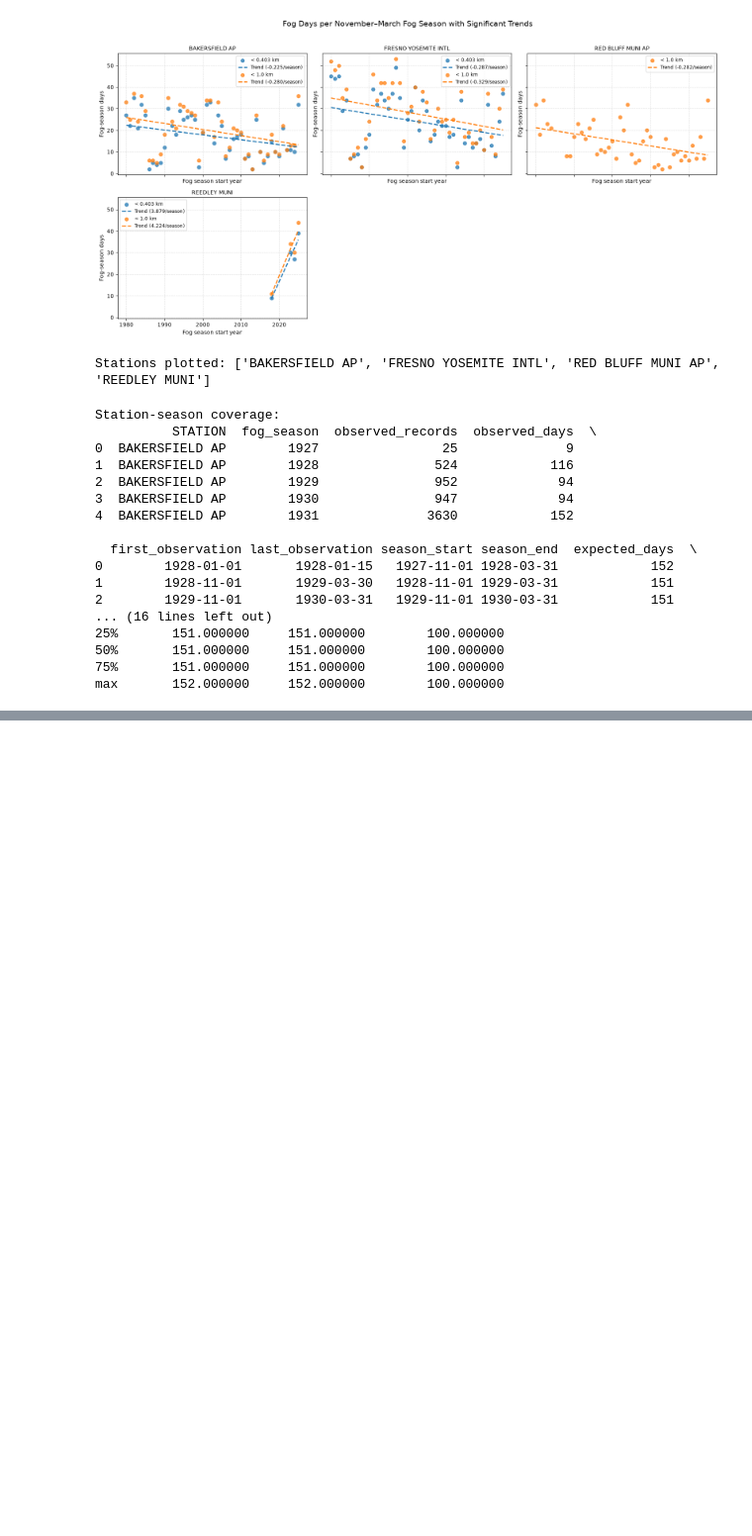
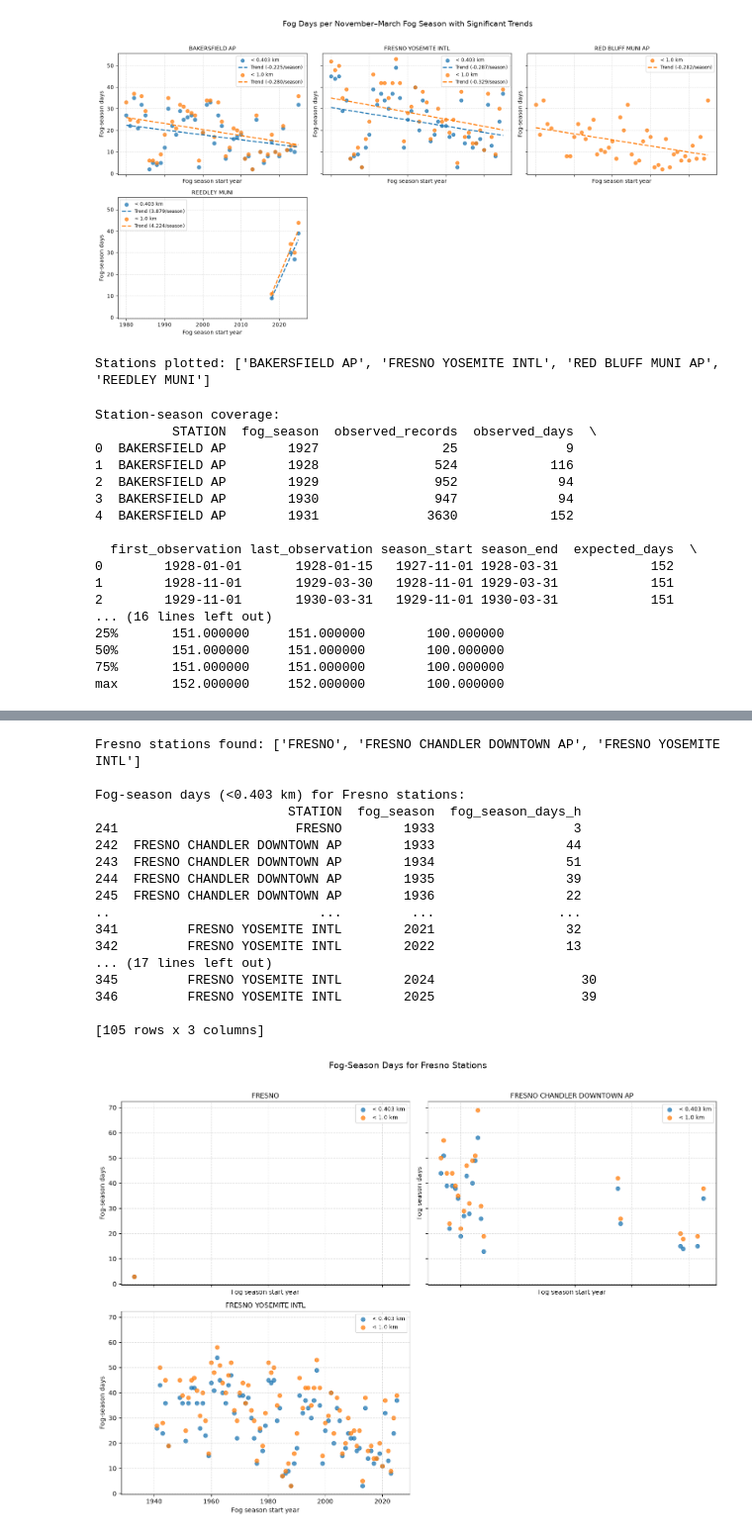
Before and after one commit to audfish/WQ2026, a Jupyter notebook: CV_Visibility_Testing_combined.ipynb, the cells around one changed output, grey strips where cells are left out. Shown at 99% size. Drawn from its saved outputs; the diff is of its cells as text; code cells hidden in the pictures; blank space fills up the shorter version.

```diff
--- a/CV_Visibility_Testing_combined.ipynb
+++ b/CV_Visibility_Testing_combined.ipynb
@@ -1930,0 +1844,80 @@ KeyError: 'fog_season_days'
+# %%
+# Total fog days per fog season for FRESNO stations, with plots for each station
+
+fresno_season_days_h = fog_season_days_h[
+    fog_season_days_h["STATION"].str.contains("FRESNO", case=False, na=False)
+]
+fresno_season_days_1km = fog_season_days_1km[
+    fog_season_days_1km["STATION"].str.contains("FRESNO", case=False, na=False)
+]
+
+fresno_stations = sorted(
+    set(fresno_season_days_h["STATION"]) | set(fresno_season_days_1km["STATION"])
+)
+
+print("Fresno stations found:", fresno_stations)
+print("\nFog-season days (<0.403 km) for Fresno stations:")
+print(fresno_season_days_h)
+print("\nFog-season days (<1.0 km) for Fresno stations:")
+print(fresno_season_days_1km)
+
+ncols = 2
+nrows = int(np.ceil(len(fresno_stations) / ncols))
+
+fig, axes = plt.subplots(nrows, ncols, figsize=(14, nrows * 5), sharex=True, sharey=True)
+axes = np.asarray(axes).reshape(-1)
+
+for idx, station in enumerate(fresno_stations):
+    ax = axes[idx]
+
+    df_h = fresno_season_days_h[
+        fresno_season_days_h["STATION"] == station
+    ].sort_values("fog_season")
+
+    df_1km = fresno_season_days_1km[
+        fresno_season_days_1km["STATION"] == station
+    ].sort_values("fog_season")
+
+    if not df_h.empty:
+        ax.scatter(
+            df_h["fog_season"], df_h["fog_season_days_h"],
+            color="tab:blue", alpha=0.75, s=40, label="< 0.403 km"
+        )
+
+    if not df_1km.empty:
+        ax.scatter(
+            df_1km["fog_season"], df_1km["fog_season_days_1km"],
+            color="tab:orange", alpha=0.75, s=40, label="< 1.0 km"
+        )
+
+    ax.set_title(station, fontsize=11)
+    ax.set_xlabel("Fog season start year")
+    ax.set_ylabel("Fog-season days")
+    ax.grid(True, linestyle="--", alpha=0.4)
+    ax.legend(fontsize="small")
+
+for ax in axes[len(fresno_stations):]:
+    fig.delaxes(ax)
+
+fig.suptitle("Fog-Season Days for Fresno Stations", fontsize=14, y=1.02)
+plt.tight_layout()
+plt.show()
+# %% [output]
+Fresno stations found: ['FRESNO', 'FRESNO CHANDLER DOWNTOWN AP', 'FRESNO YOSEMITE INTL']
+
+Fog-season days (<0.403 km) for Fresno stations:
+                         STATION  fog_season  fog_season_days_h
+241                       FRESNO        1933                  3
+242  FRESNO CHANDLER DOWNTOWN AP        1933                 44
+243  FRESNO CHANDLER DOWNTOWN AP        1934                 51
+244  FRESNO CHANDLER DOWNTOWN AP        1935                 39
+245  FRESNO CHANDLER DOWNTOWN AP        1936                 22
+..                           ...         ...                ...
+341         FRESNO YOSEMITE INTL        2021                 32
+342         FRESNO YOSEMITE INTL        2022                 13
+... (17 lines left out)
+345         FRESNO YOSEMITE INTL        2024                   30
+346         FRESNO YOSEMITE INTL        2025                   39
+
+[105 rows x 3 columns]
+[figure, added]
```
Also changed, not shown: parts of 2 cells of this notebook.
